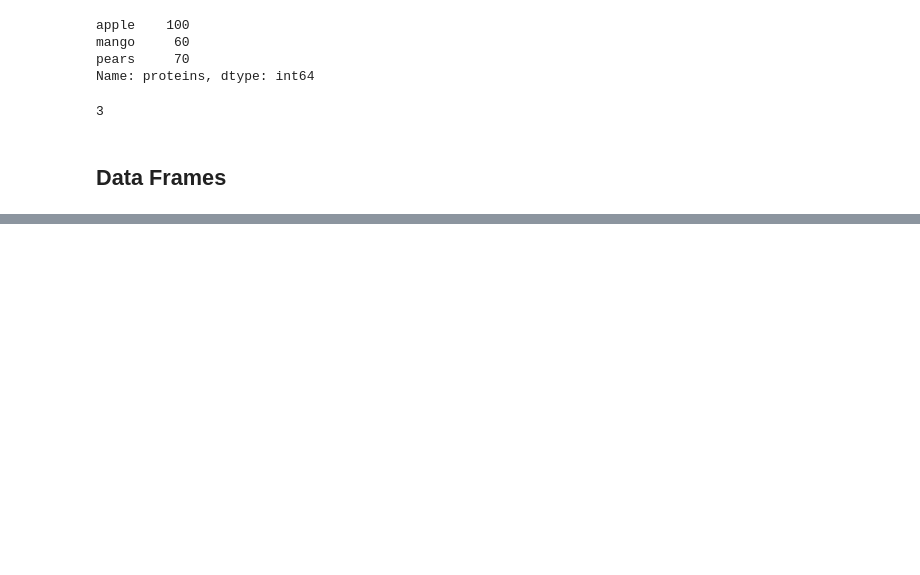
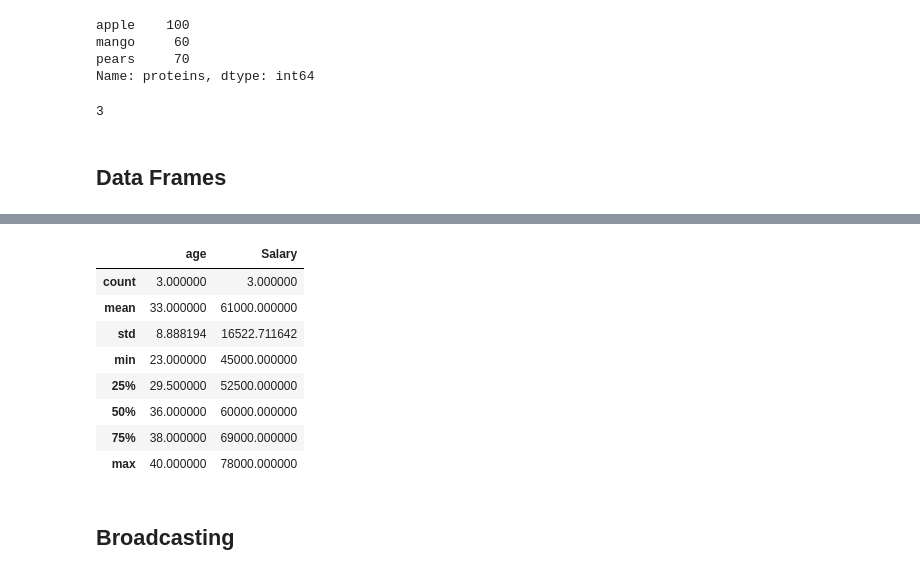
Before and after one commit to krishna016agarwal/Numpy, a Jupyter notebook: pandas.ipynb, the cells around one changed output, grey strips where cells are left out. Cells and saved outputs as stored; diff of their text form; code cells hidden in the pictures; blank space fills up the shorter version.

```diff
--- a/pandas.ipynb
+++ b/pandas.ipynb
@@ -192,0 +264,14 @@ df.tail(1) # print last row
+# %%
+df.describe()
+# %% [output]
+|  | age | Salary |
+| count | 3.000000 | 3.000000 |
+| mean | 33.000000 | 61000.000000 |
+| std | 8.888194 | 16522.711642 |
+| min | 23.000000 | 45000.000000 |
+| 25% | 29.500000 | 52500.000000 |
+| 50% | 36.000000 | 60000.000000 |
+| 75% | 38.000000 | 69000.000000 |
+| max | 40.000000 | 78000.000000 |
+# %% [markdown]
+## Broadcasting
```
Also changed, not shown: parts of 30 cells of this notebook, 6 other files.
